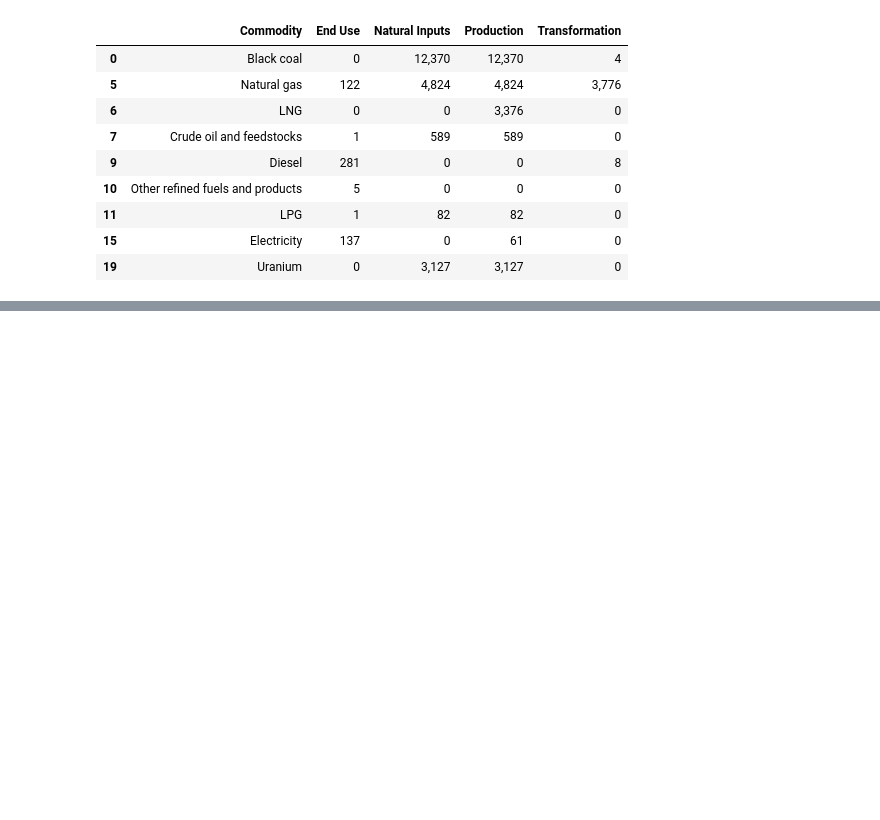
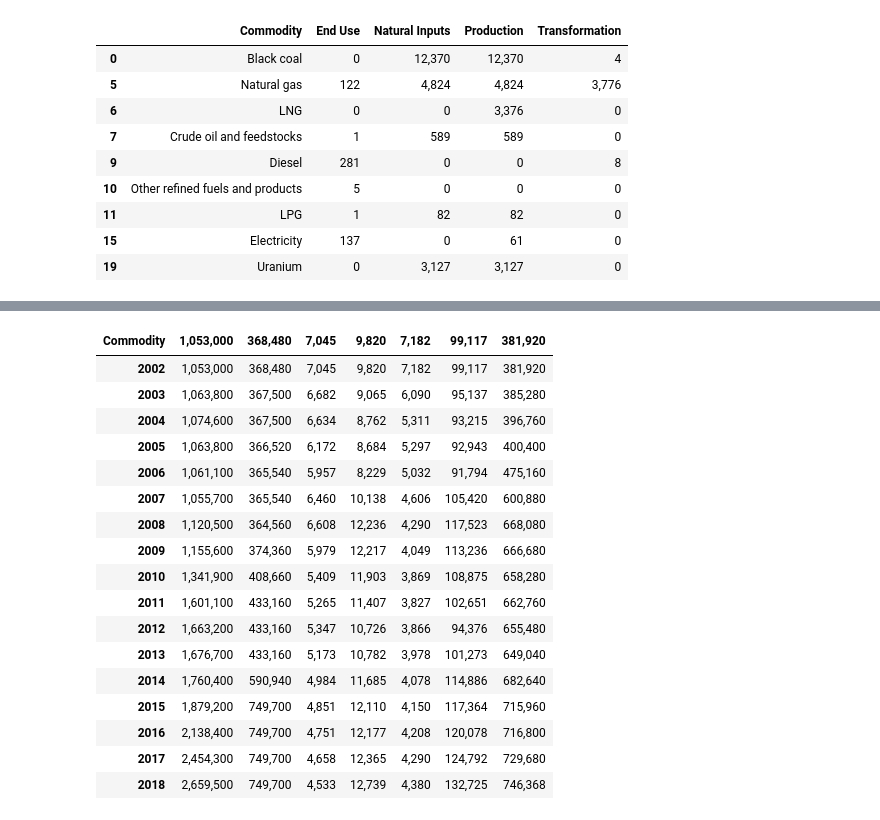
Before and after one commit to natalieddavies/FinalProject, a Jupyter notebook: merging.ipynb, the cells around one changed output, grey strips where cells are left out. Cells and saved outputs as stored; diff of their text form; code cells hidden in the pictures; blank space fills up the shorter version.

```diff
--- a/merging.ipynb
+++ b/merging.ipynb
@@ -255,0 +253,2 @@ money_stocks.transpose()
+# %%
+pj_stocks = stocks[stocks['Unit'].str.contains('PJ')]
@@ -255,0 +266,29 @@ money_stocks.transpose()
+# %%
+pj_stocks = pj_stocks.drop(columns=['Unit'])
+# %%
+pj_stocks = pj_stocks.transpose()
+# %%
+new_header = pj_stocks.iloc[0] #grab the first row for the header
+pj_stocks = pj_stocks[1:] #take the data less the header row
+pj_stocks.columns = new_header #set the header row as the df header
+# %%
+pj_stocks.rename(columns=pj_stocks.iloc[0])
+# %% [output]
+| Commodity | 1,053,000 | 368,480 | 7,045 | 9,820 | 7,182 | 99,117 | 381,920 |
+| 2002 | 1,053,000 | 368,480 | 7,045 | 9,820 | 7,182 | 99,117 | 381,920 |
+| 2003 | 1,063,800 | 367,500 | 6,682 | 9,065 | 6,090 | 95,137 | 385,280 |
+| 2004 | 1,074,600 | 367,500 | 6,634 | 8,762 | 5,311 | 93,215 | 396,760 |
+| 2005 | 1,063,800 | 366,520 | 6,172 | 8,684 | 5,297 | 92,943 | 400,400 |
+| 2006 | 1,061,100 | 365,540 | 5,957 | 8,229 | 5,032 | 91,794 | 475,160 |
+| 2007 | 1,055,700 | 365,540 | 6,460 | 10,138 | 4,606 | 105,420 | 600,880 |
+| 2008 | 1,120,500 | 364,560 | 6,608 | 12,236 | 4,290 | 117,523 | 668,080 |
+| 2009 | 1,155,600 | 374,360 | 5,979 | 12,217 | 4,049 | 113,236 | 666,680 |
+| 2010 | 1,341,900 | 408,660 | 5,409 | 11,903 | 3,869 | 108,875 | 658,280 |
+| 2011 | 1,601,100 | 433,160 | 5,265 | 11,407 | 3,827 | 102,651 | 662,760 |
+| 2012 | 1,663,200 | 433,160 | 5,347 | 10,726 | 3,866 | 94,376 | 655,480 |
+| 2013 | 1,676,700 | 433,160 | 5,173 | 10,782 | 3,978 | 101,273 | 649,040 |
+| 2014 | 1,760,400 | 590,940 | 4,984 | 11,685 | 4,078 | 114,886 | 682,640 |
+| 2015 | 1,879,200 | 749,700 | 4,851 | 12,110 | 4,150 | 117,364 | 715,960 |
+| 2016 | 2,138,400 | 749,700 | 4,751 | 12,177 | 4,208 | 120,078 | 716,800 |
+| 2017 | 2,454,300 | 749,700 | 4,658 | 12,365 | 4,290 | 124,792 | 729,680 |
+| 2018 | 2,659,500 | 749,700 | 4,533 | 12,739 | 4,380 | 132,725 | 746,368 |
```
Also changed, not shown: parts of 14 cells of this notebook, 3 other files.
